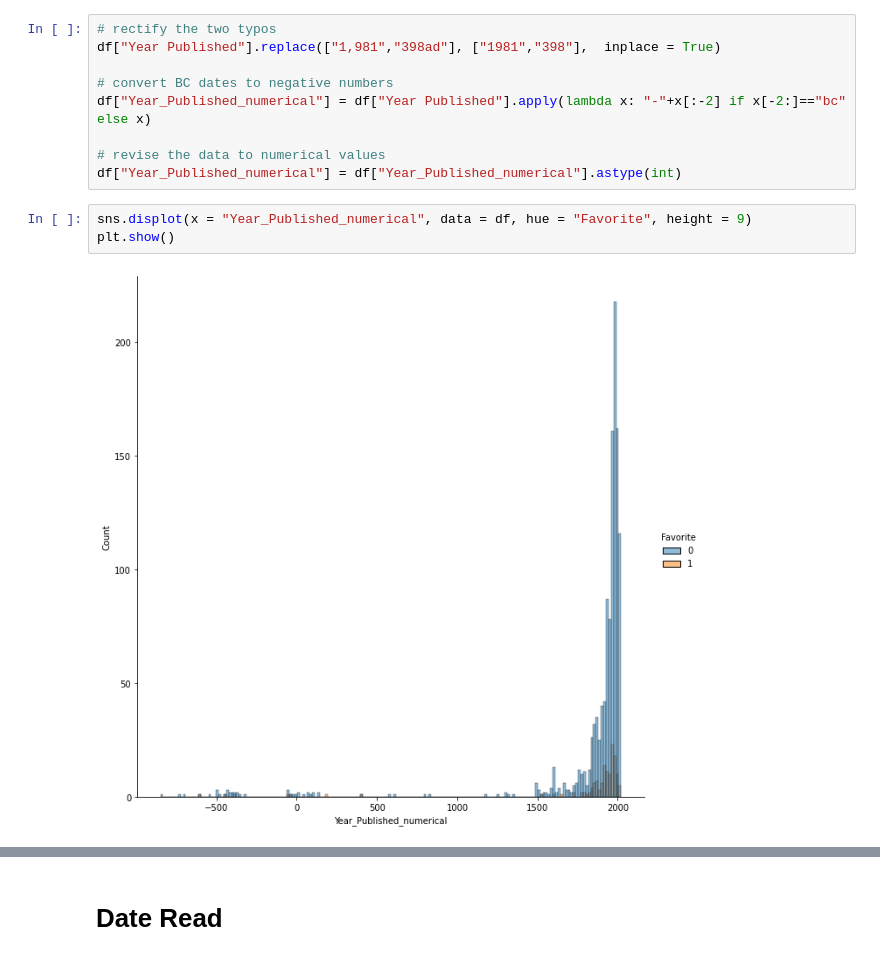
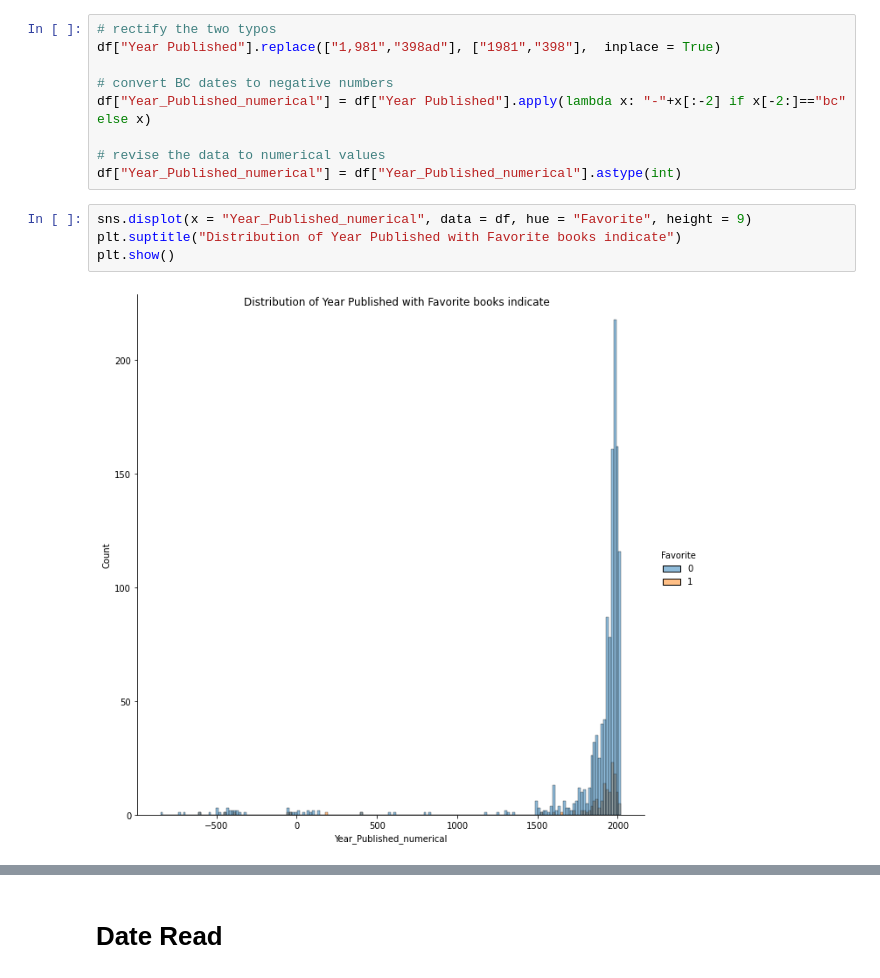
Before and after one commit to Lostinworlds/ModellingFavouriteBooks, a Jupyter notebook: predicting-garfunkel-s-favourite-book.ipynb, the cells around one changed output, grey strips where cells are left out. Saved outputs shown, nothing was run; the diff lists cells and outputs as text.

```diff
--- a/predicting-garfunkel-s-favourite-book.ipynb
+++ b/predicting-garfunkel-s-favourite-book.ipynb
@@ -179,6 +186,7 @@ df["Year_Published_numerical"] = df["Year Published"].apply(lambda x: "-"+x[:-2]
 df["Year_Published_numerical"] = df["Year_Published_numerical"].astype(int)
 # %%
 sns.displot(x = "Year_Published_numerical", data = df, hue = "Favorite", height = 9)
+plt.suptitle("Distribution of Year Published with Favorite books indicate")
 plt.show()
 # %% [output]
-[figure, old version]
+[figure, new version]
```
Also changed, not shown: parts of 21 cells of this notebook.
